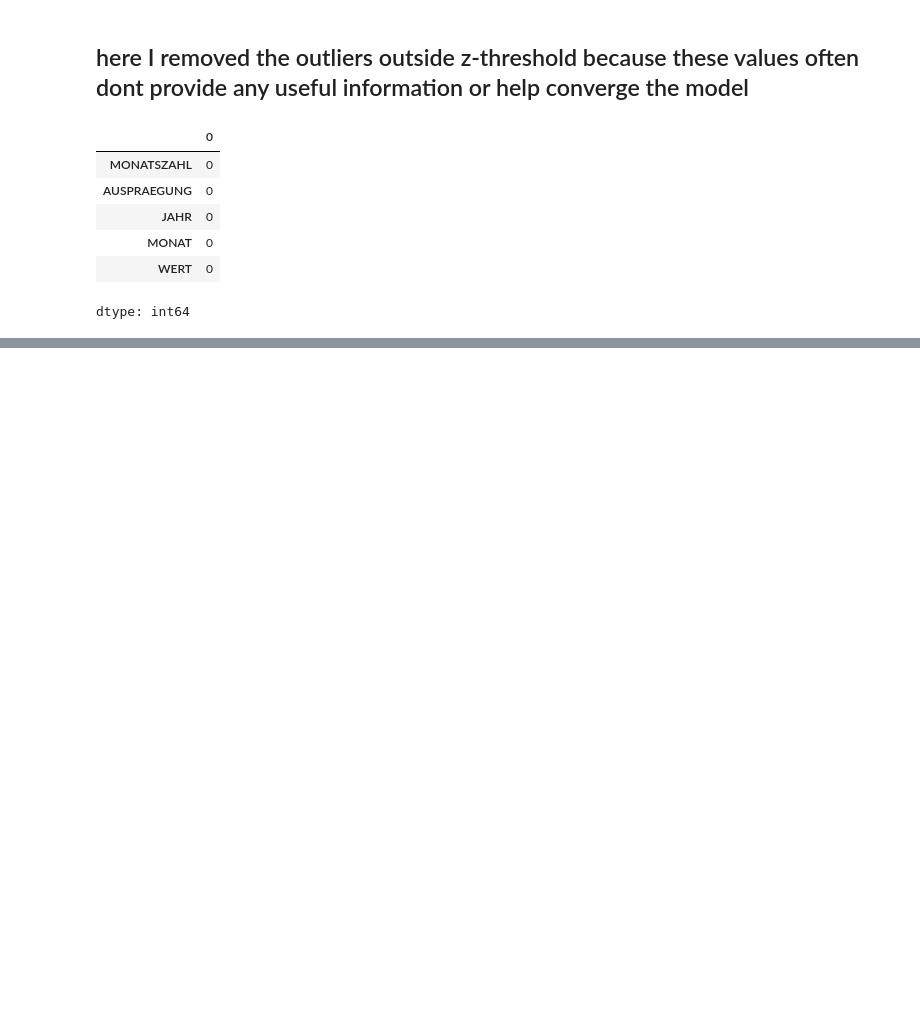
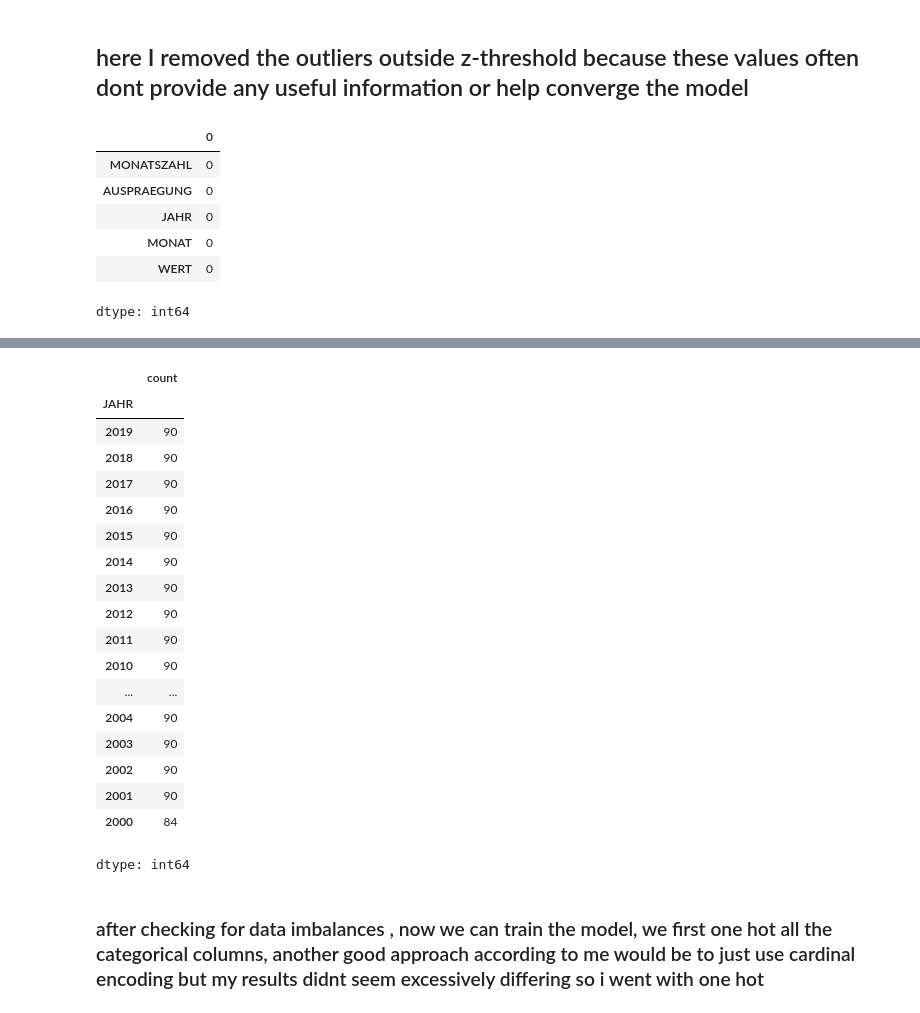
Before and after one commit to 0x-74/DPS_challenge, a Jupyter notebook: main.ipynb, the cells around one changed output, grey strips where cells are left out. Saved outputs shown, nothing was run; the diff lists cells and outputs as text; code cells hidden in the pictures; blank space fills up the shorter version.

```diff
--- a/main.ipynb
+++ b/main.ipynb
@@ -62,0 +77,11 @@ dtype: int64
+# %%
+def convert_to_month_name(year_month):
+
+    if year_month == 'Summe':
+        return 'Summe'
+    month = str(year_month)[4:6]
+
+
+    month_name = calendar.month_name[int(month)]
+    return month_name
+data['MONAT'] = data['MONAT'].apply(convert_to_month_name)
@@ -62,0 +107,24 @@ dtype: int64
+# %%
+data['JAHR'].value_counts()
+# %% [output]
+|  | count |
+| JAHR |  |
+| 2019 | 90 |
+| 2018 | 90 |
+| 2017 | 90 |
+| 2016 | 90 |
+| 2015 | 90 |
+| 2014 | 90 |
+| 2013 | 90 |
+| 2012 | 90 |
+| 2011 | 90 |
+| 2010 | 90 |
+| ... | ... |
+| 2004 | 90 |
+| 2003 | 90 |
+| 2002 | 90 |
+| 2001 | 90 |
+| 2000 | 84 |
+dtype: int64
+# %% [markdown]
+### after checking for data imbalances , now we can train the model, we first one hot all the categorical columns, another good approach according to me would be to just use cardinal encoding but my results didnt seem excessively differing so i went with one hot
```
Also changed, not shown: parts of 7 cells of this notebook.
